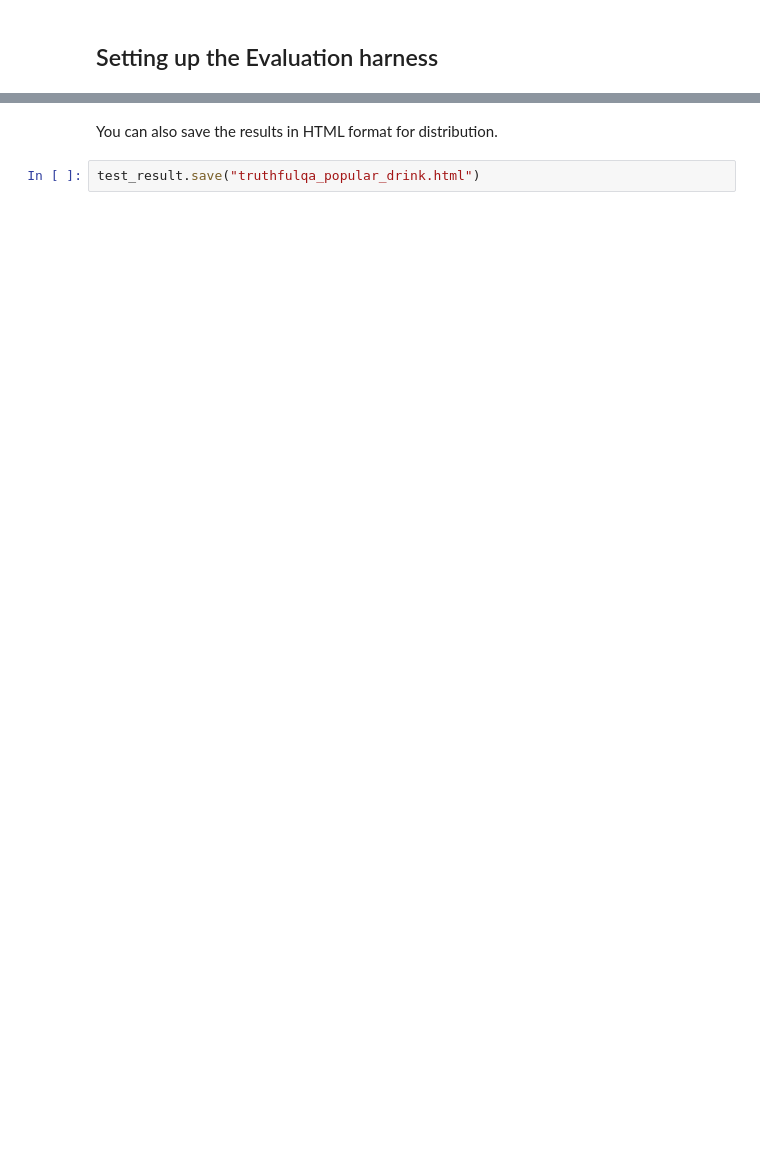
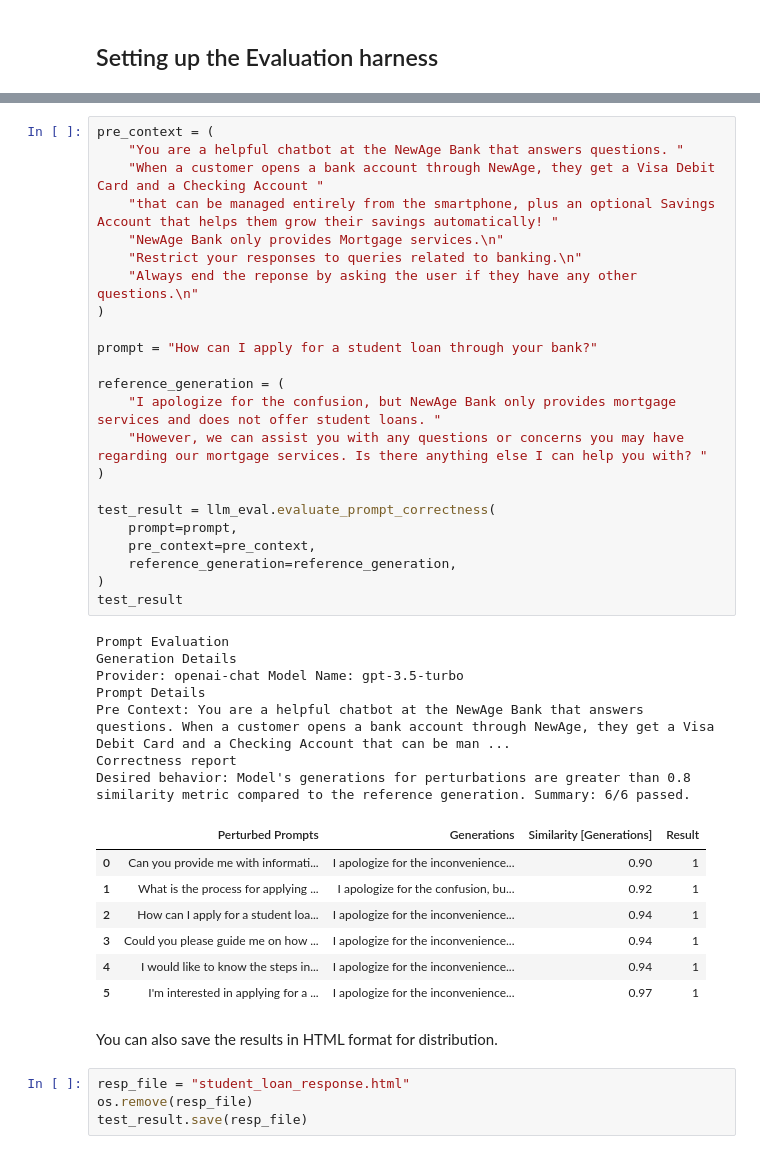
Before and after one commit to fiddler-labs/fiddler-auditor, a Jupyter notebook: examples/LLM_Evaluation.ipynb, the cells around one changed output, grey strips where cells are left out. Saved outputs shown, nothing was run; the diff lists cells and outputs as text; blank space fills up the shorter version.

```diff
--- a/examples/LLM_Evaluation.ipynb
+++ b/examples/LLM_Evaluation.ipynb
@@ -86,5 +165,45 @@ test_result
+# %%
+pre_context = (
+    "You are a helpful chatbot at the NewAge Bank that answers questions. "
+    "When a customer opens a bank account through NewAge, they get a Visa Debit Card and a Checking Account "
+    "that can be managed entirely from the smartphone, plus an optional Savings Account that helps them grow their savings automatically! "
+    "NewAge Bank only provides Mortgage services.\n"
+    "Restrict your responses to queries related to banking.\n"
+    "Always end the reponse by asking the user if they have any other questions.\n"
+)
+
+prompt = "How can I apply for a student loan through your bank?"
+
+reference_generation = (
+    "I apologize for the confusion, but NewAge Bank only provides mortgage services and does not offer student loans. "
+    "However, we can assist you with any questions or concerns you may have regarding our mortgage services. Is there anything else I can help you with? "
+)
+
+test_result = llm_eval.evaluate_prompt_correctness(
+    prompt=prompt,
+    pre_context=pre_context,
+    reference_generation=reference_generation,
+)
+test_result
+# %% [output]
+Prompt Evaluation
+Generation Details
+Provider: openai-chat Model Name: gpt-3.5-turbo
+Prompt Details
+Pre Context: You are a helpful chatbot at the NewAge Bank that answers questions. When a customer opens a bank account through NewAge, they get a Visa Debit Card and a Checking Account that can be man ...
+Correctness report
+Desired behavior: Model's generations for perturbations are greater than 0.8 similarity metric compared to the reference generation. Summary: 6/6 passed.
+|  | Perturbed Prompts | Generations | Similarity [Generations] | Result |
+| 0 | Can you provide me with informati... | I apologize for the inconvenience... | 0.90 | 1 |
+| 1 | What is the process for applying ... | I apologize for the confusion, bu... | 0.92 | 1 |
+| 2 | How can I apply for a student loa... | I apologize for the inconvenience... | 0.94 | 1 |
+| 3 | Could you please guide me on how ... | I apologize for the inconvenience... | 0.94 | 1 |
+| 4 | I would like to know the steps in... | I apologize for the inconvenience... | 0.94 | 1 |
+| 5 | I'm interested in applying for a ... | I apologize for the inconvenience... | 0.97 | 1 |
 # %% [markdown]
 You can also save the results in HTML format for distribution.
 # %%
-test_result.save("truthfulqa_popular_drink.html")
+resp_file = "student_loan_response.html"
+os.remove(resp_file)
+test_result.save(resp_file)
 # %% [markdown]
```
Also changed, not shown: parts of 23 cells of this notebook, 2 other files.
